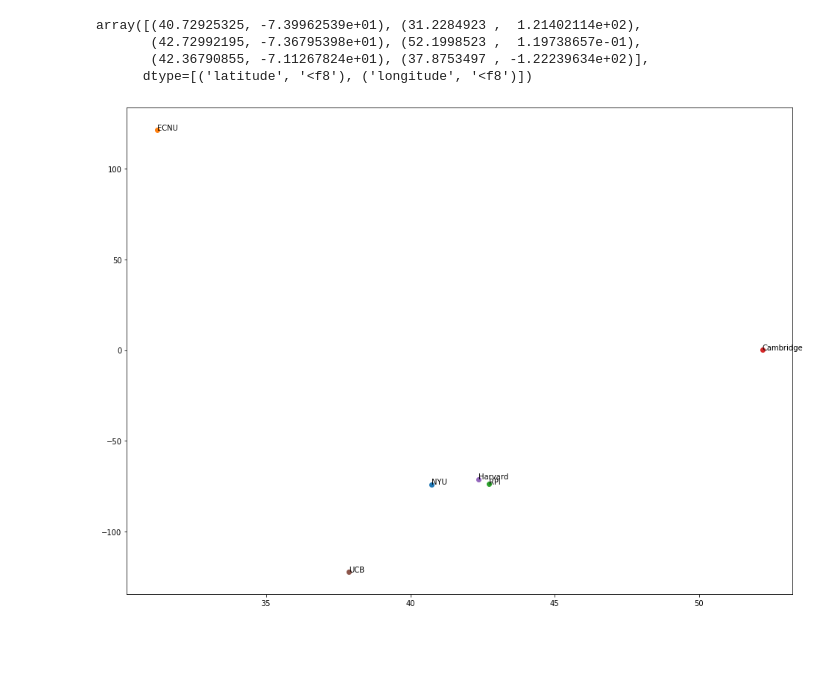
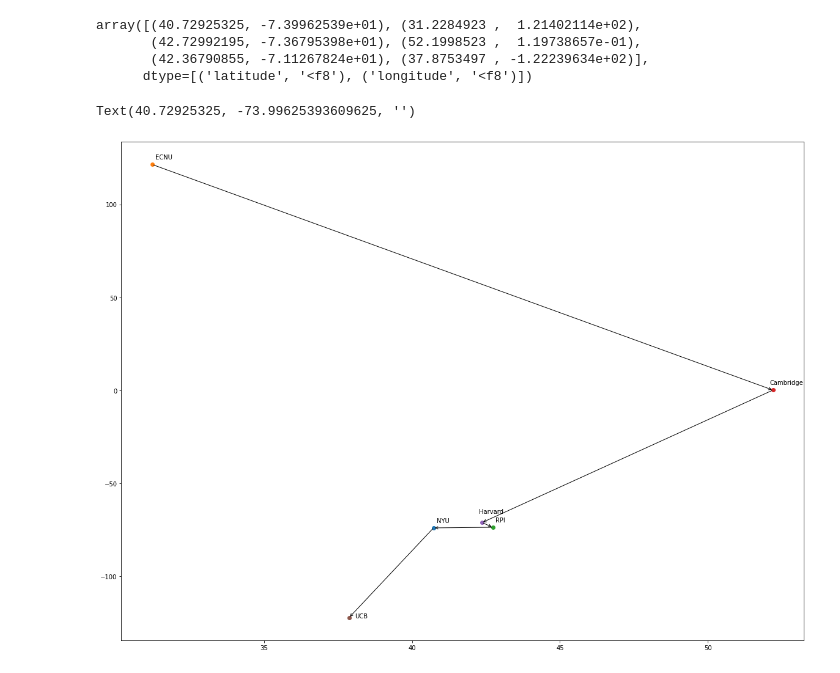
Before and after one commit to Esther-Zhou99/Data-Science, a Jupyter notebook: HW4_step1.ipynb, the cells around one changed output. Cells and saved outputs as stored; diff of their text form; code cells hidden in the pictures; blank space fills up the shorter version.

```diff
--- a/HW4_step1.ipynb
+++ b/HW4_step1.ipynb
@@ -279,13 +279,38 @@ array([(40.72925325, -7.39962539e+01), (31.2284923 ,  1.21402114e+02),
        (42.72992195, -7.36795398e+01), (52.1998523 ,  1.19738657e-01),
        (42.36790855, -7.11267824e+01), (37.8753497 , -1.22239634e+02)],
       dtype=[('latitude', '<f8'), ('longitude', '<f8')])
-# %%
-label = ['NYU','ECNU','RPI','Cambridge','Harvard','UCB']
-import matplotlib. pyplot as plt
-plt.figure(figsize=(16,12))
-for c in cities:
-    plt.scatter(x = c[0], y = c[1])
-for i, text in enumerate(label):
-    plt.annotate(text, (cities[i][0],cities[i][1]))
-# %% [output]
-[figure, removed]
+# %%
+label = ['NYU','ECNU','RPI']
+import matplotlib. pyplot as plt
+from math import sqrt
+plt.figure(figsize=(20,15))
+for c in cities:
+    plt.scatter(x = c[0], y = c[1])
+for i, text in enumerate(label):
+    plt.annotate(text, (cities[i][0]+0.1,cities[i][1]+3))
+
+plt.annotate("Harvard",(cities[4][0]-0.1,cities[4][1]+5))
+plt.annotate("UCB",(cities[5][0]+0.2,cities[5][1]))
+plt.annotate('Cambridge',(cities[3][0]-0.1,cities[3][1]+3))
+
+
+plt.annotate("", xy=cities[3], xytext=cities[1],
+    arrowprops=dict(arrowstyle="->"))
+
+plt.annotate("", xy=cities[4], xytext=cities[3],
+    arrowprops=dict(arrowstyle="->"))
+
+
+plt.annotate("", xy=cities[2], xytext=cities[4],
+    arrowprops=dict(arrowstyle="->"))
+
+
+
+plt.annotate("", xy=cities[0], xytext=cities[2],
+    arrowprops=dict(arrowstyle="->"))
+
+plt.annotate("", xy=cities[5], xytext=cities[0],
+    arrowprops=dict(arrowstyle="->"))
+# %% [output]
+Text(40.72925325, -73.99625393609625, '')
+[figure, added]
```
Also changed, not shown: parts of 1 cell of this notebook.
